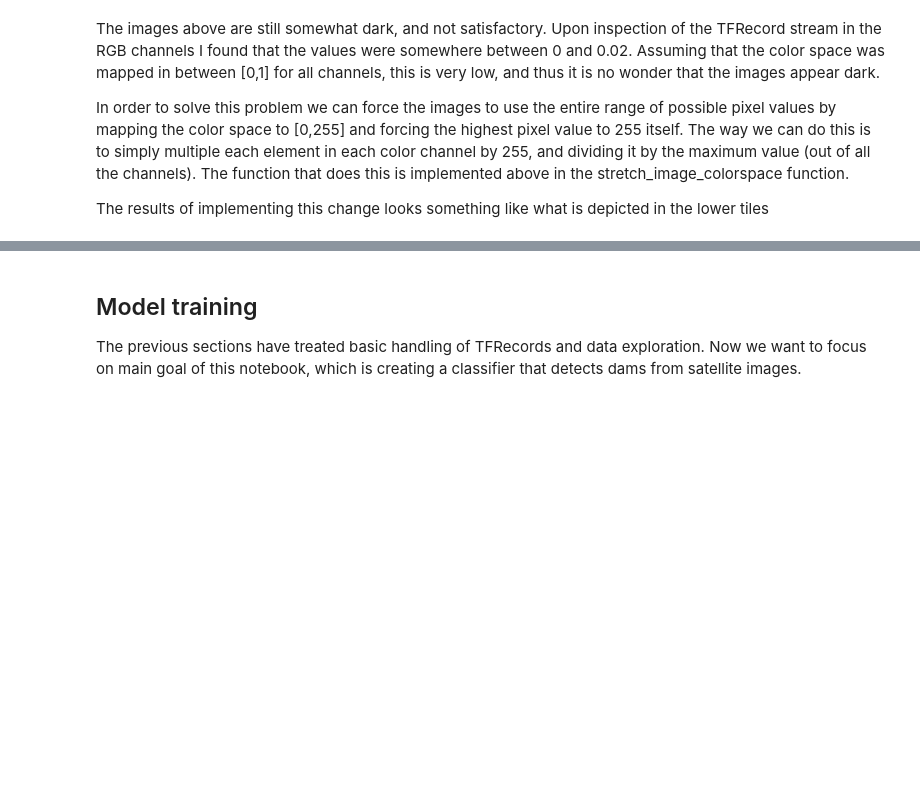
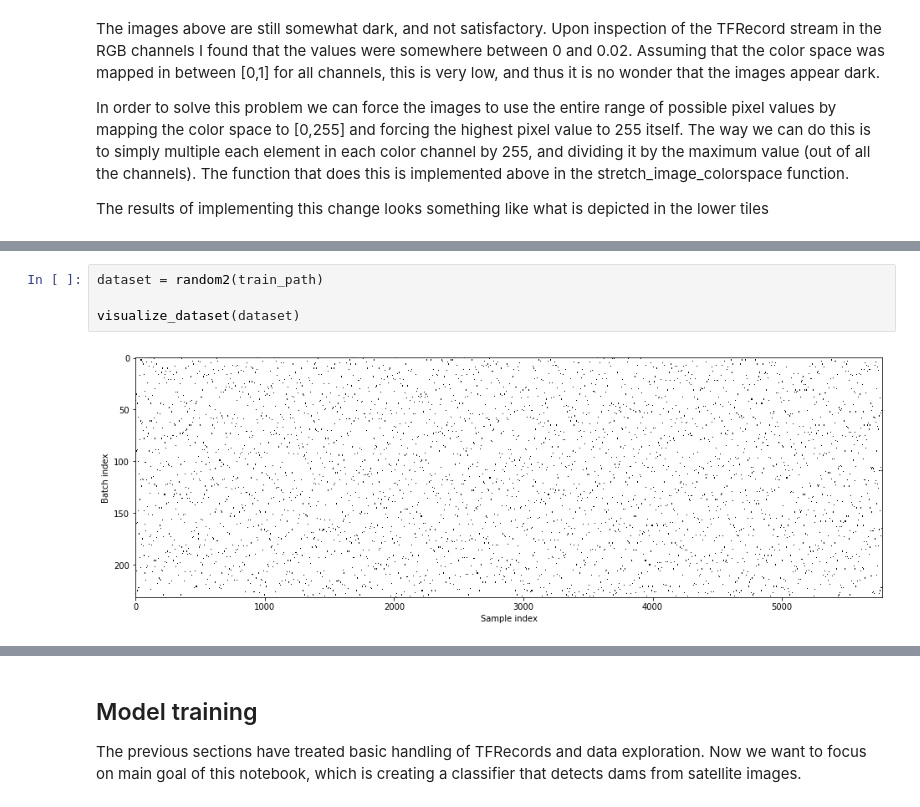
Before and after one commit to stephandooper/dam_detection, a Jupyter notebook: dam_detection.ipynb, the cells around one changed output, grey strips where cells are left out. Saved outputs shown, nothing was run; the diff lists cells and outputs as text; blank space fills up the shorter version.

```diff
--- a/dam_detection.ipynb
+++ b/dam_detection.ipynb
@@ -234,0 +357,6 @@ counted 5779 examples
+# %%
+dataset = random2(train_path)
+
+visualize_dataset(dataset)
+# %% [output]
+[figure, added]
```
Also changed, not shown: parts of 20 cells of this notebook.
